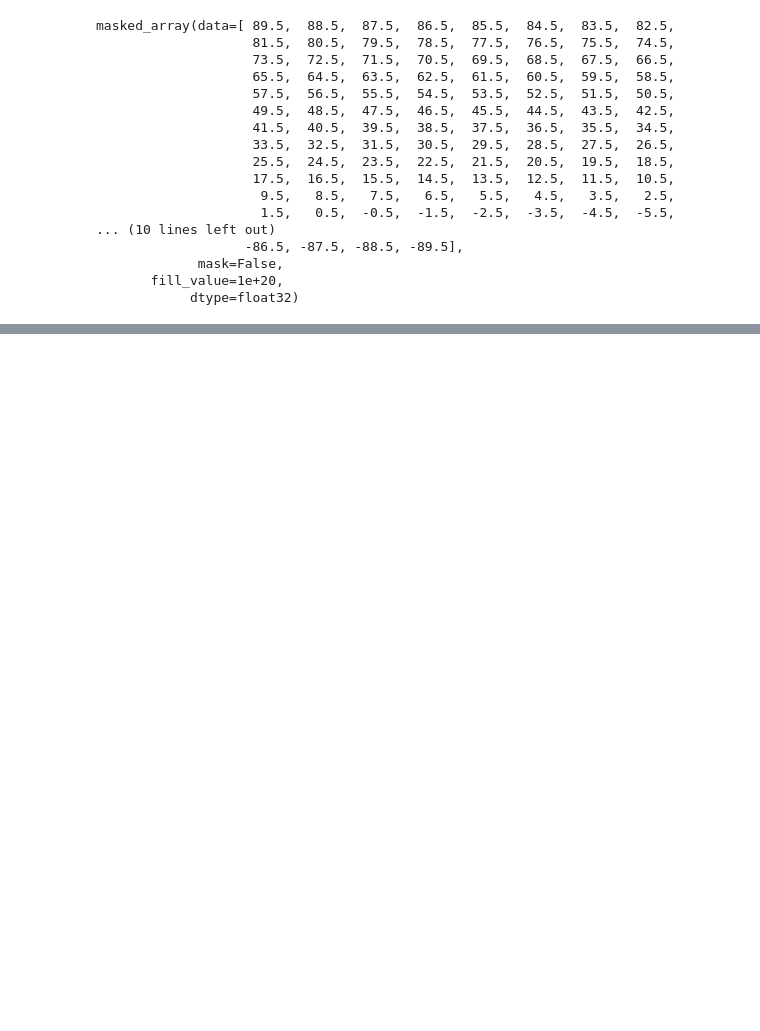
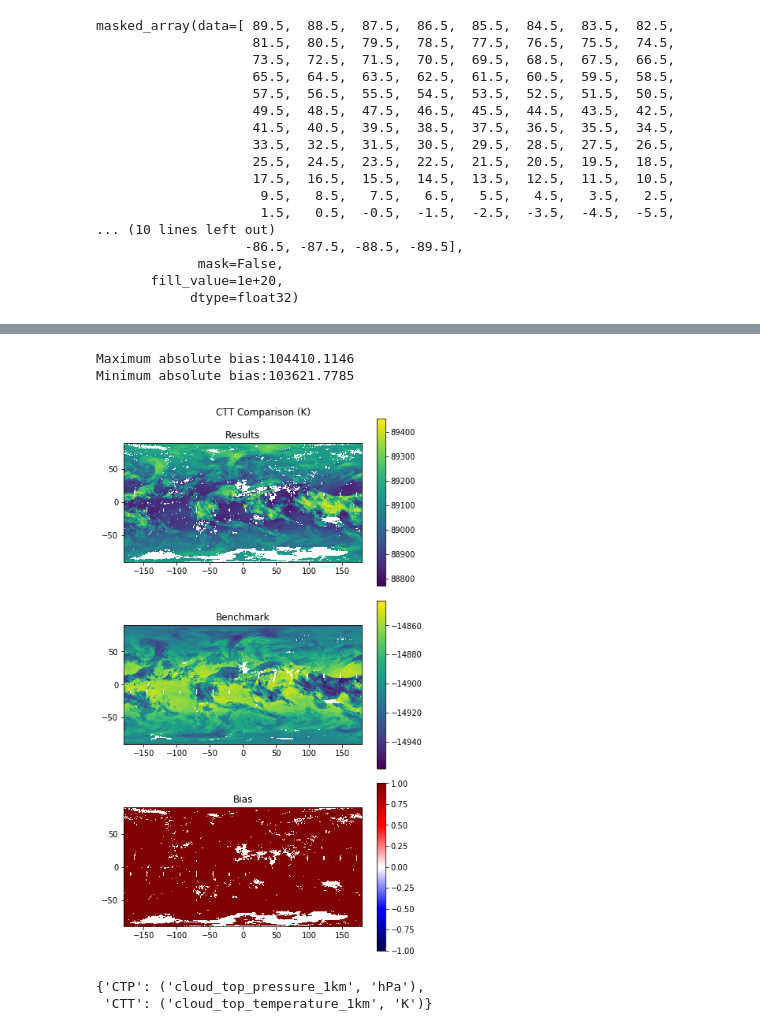
Before and after one commit to big-data-lab-umbc/MODIS_Aggregation, a Jupyter notebook: source/baseline/Comparison_tool.ipynb, the cells around one changed output, grey strips where cells are left out. Saved outputs shown, nothing was run; the diff lists cells and outputs as text; code cells hidden in the pictures; blank space fills up the shorter version.

```diff
--- a/source/baseline/Comparison_tool.ipynb
+++ b/source/baseline/Comparison_tool.ipynb
@@ -154,0 +133,7 @@ array([ 89,  88,  87,  86,  85,  84,  83,  82,  81,  80,  79,  78,  77,
+# %%
+fig1,fig1_ttl=doPlot(np.flip(res_CTP_mean,0),bmk_CTP_mean,'CTT Comparison (K)')
+fig1.tight_layout(rect=[0,0,1,0.98])
+# %% [output]
+Maximum absolute bias:104410.1146
+Minimum absolute bias:103621.7785
+[figure, added]
@@ -154,0 +146,5 @@ array([ 89,  88,  87,  86,  85,  84,  83,  82,  81,  80,  79,  78,  77,
+# %%
+MD.var
+# %% [output]
+{'CTP': ('cloud_top_pressure_1km', 'hPa'),
+ 'CTT': ('cloud_top_temperature_1km', 'K')}
```
Also changed, not shown: parts of 8 cells of this notebook.
